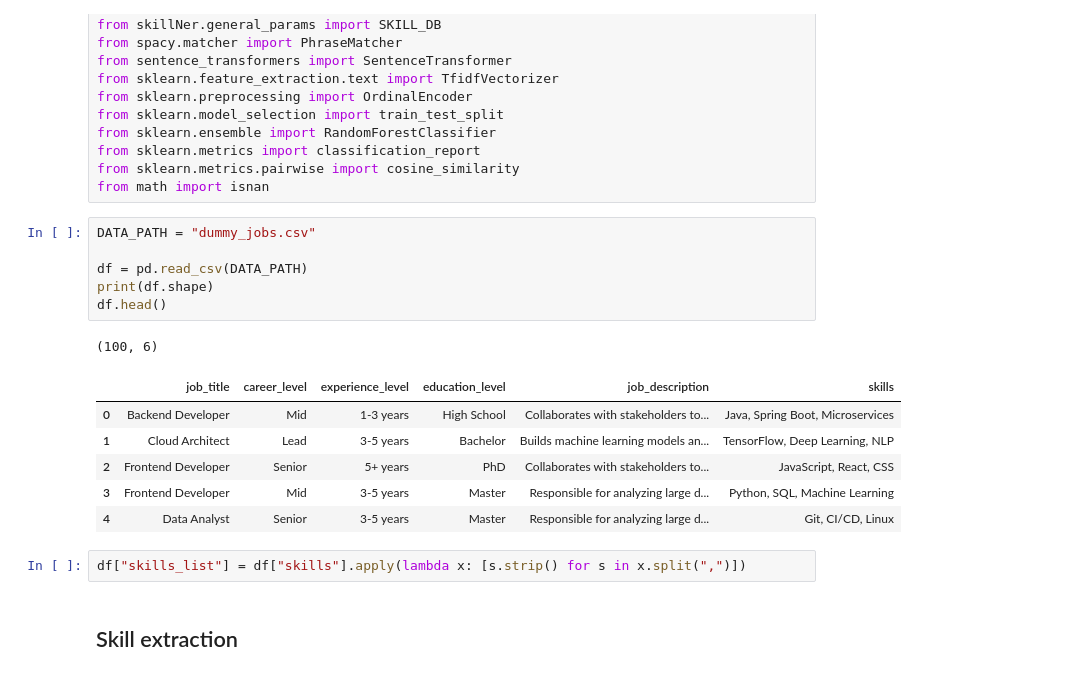
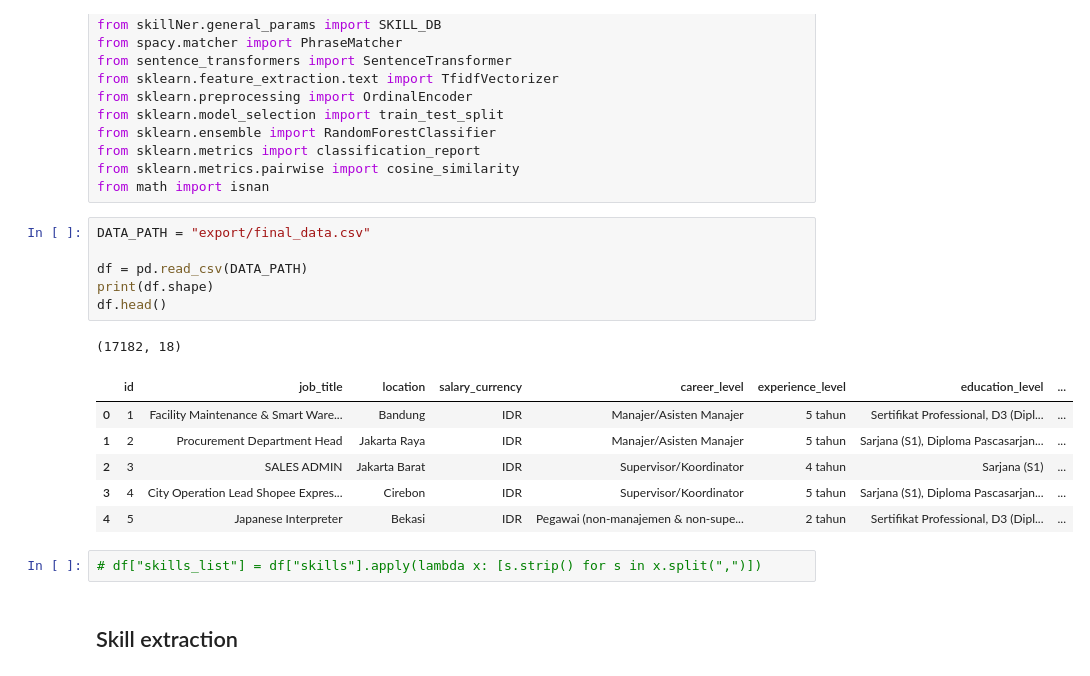
Before and after one commit to muhanangmahrub/Career-Path-Navigator, a Jupyter notebook: notebooks/anang/pipeline_version2.ipynb, the cells around one changed output. Cells and saved outputs as stored; diff of their text form.

```diff
--- a/notebooks/anang/pipeline_version2.ipynb
+++ b/notebooks/anang/pipeline_version2.ipynb
@@ -17,21 +17,21 @@ from sklearn.metrics import classification_report
 from sklearn.metrics.pairwise import cosine_similarity
 from math import isnan
 # %%
-DATA_PATH = "dummy_jobs.csv"
+DATA_PATH = "export/final_data.csv"
 
 df = pd.read_csv(DATA_PATH)
 print(df.shape)
 df.head()
 # %% [output]
-(100, 6)
+(17182, 18)
-|  | job_title | career_level | experience_level | education_level | job_description | skills |
-| 0 | Backend Developer | Mid | 1-3 years | High School | Collaborates with stakeholders to... | Java, Spring Boot, Microservices |
-| 1 | Cloud Architect | Lead | 3-5 years | Bachelor | Builds machine learning models an... | TensorFlow, Deep Learning, NLP |
-| 2 | Frontend Developer | Senior | 5+ years | PhD | Collaborates with stakeholders to... | JavaScript, React, CSS |
-| 3 | Frontend Developer | Mid | 3-5 years | Master | Responsible for analyzing large d... | Python, SQL, Machine Learning |
-| 4 | Data Analyst | Senior | 3-5 years | Master | Responsible for analyzing large d... | Git, CI/CD, Linux |
+|  | id | job_title | location | salary_currency | career_level | experience_level | education_level | ... |
+| 0 | 1 | Facility Maintenance & Smart Ware... | Bandung | IDR | Manajer/Asisten Manajer | 5 tahun | Sertifikat Professional, D3 (Dipl... | ... |
+| 1 | 2 | Procurement Department Head | Jakarta Raya | IDR | Manajer/Asisten Manajer | 5 tahun | Sarjana (S1), Diploma Pascasarjan... | ... |
+| 2 | 3 | SALES ADMIN | Jakarta Barat | IDR | Supervisor/Koordinator | 4 tahun | Sarjana (S1) | ... |
+| 3 | 4 | City Operation Lead Shopee Expres... | Cirebon | IDR | Supervisor/Koordinator | 5 tahun | Sarjana (S1), Diploma Pascasarjan... | ... |
+| 4 | 5 | Japanese Interpreter | Bekasi | IDR | Pegawai (non-manajemen & non-supe... | 2 tahun | Sertifikat Professional, D3 (Dipl... | ... |
 # %%
-df["skills_list"] = df["skills"].apply(lambda x: [s.strip() for s in x.split(",")])
+# df["skills_list"] = df["skills"].apply(lambda x: [s.strip() for s in x.split(",")])
 # %% [markdown]
 ## Skill extraction
 # %%
```
Also changed, not shown: parts of 12 cells of this notebook, 17 other files.
